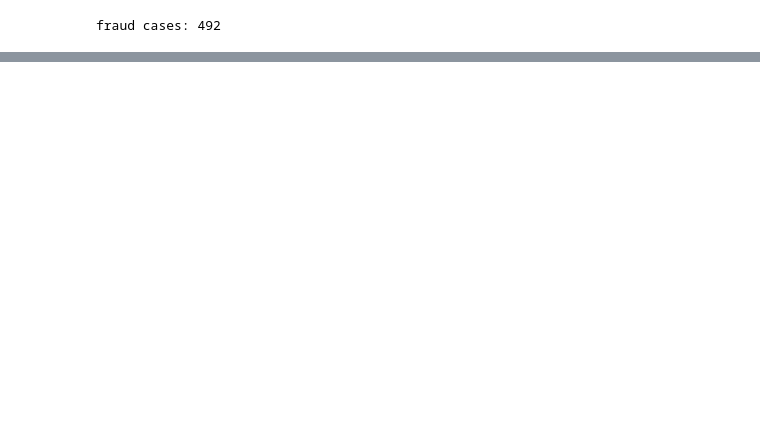
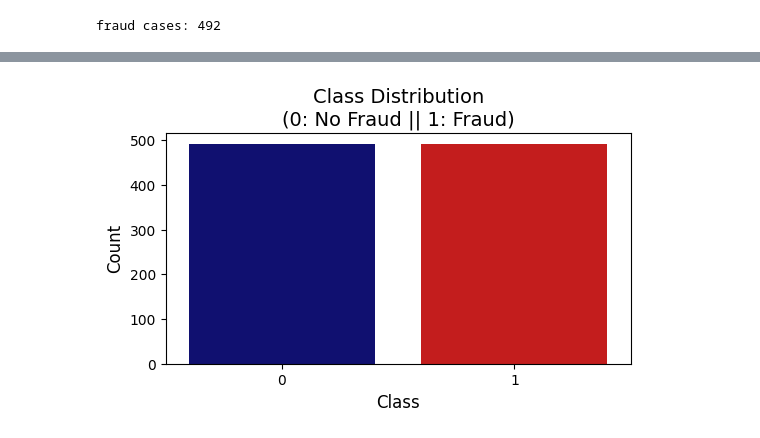
Before and after one commit to yezergmorales/credit-fraud-detector, a Jupyter notebook: dev/credit_fraud_detection.ipynb, the cells around one changed output, grey strips where cells are left out. Cells and saved outputs as stored; diff of their text form; code cells hidden in the pictures; blank space fills up the shorter version.

```diff
--- a/dev/credit_fraud_detection.ipynb
+++ b/dev/credit_fraud_detection.ipynb
@@ -368,0 +490,21 @@ fraud cases: 492
+# %%
+# sample -> This is a pandas DataFrame method used to get a random sample of items from an axis of an object.
+# frac=1: This argument specifies the fraction of rows to return in the random sample.
+# frac=1 means that 100% of the rows will be returned, effectively shuffling the entire DataFrame.
+df = df.sample(frac=1)
+print(f"df.shape: {df.shape}")
+
+# amount of fraud classes fraud_cases rows.
+fraud_df = df.loc[df['Class'] == 1]
+non_fraud_df = df.loc[df['Class'] == 0][:fraud_df.shape[0]]
+print(f"fraud_df.shape: {fraud_df.shape}")
+# Get the number of fraud cases
+print(f"non_fraud_df.shape: {non_fraud_df.shape}")
+
+normal_distributed_df = pd.concat([fraud_df, non_fraud_df])
+
+# Shuffle dataframe rows
+balanced_df = normal_distributed_df.sample(frac=1, random_state=42)
+
+print(f"balanced_df.shape: {balanced_df.shape}")
+balanced_df.head()
@@ -368,0 +523,10 @@ fraud cases: 492
+# %%
+plt.figure(figsize=(6, 3))
+colors = ["#000080", "#DF0101"]  # Dark blue for non-fraud, Red for fraud
+sns.countplot(x='Class', data=balanced_df, palette=colors)
+plt.title('Class Distribution\n(0: No Fraud || 1: Fraud)', fontsize=14)
+plt.xlabel('Class', fontsize=12)
+plt.ylabel('Count', fontsize=12)
+plt.show()
+# %% [output]
+[figure, added]
```
Also changed, not shown: parts of 35 cells of this notebook.
